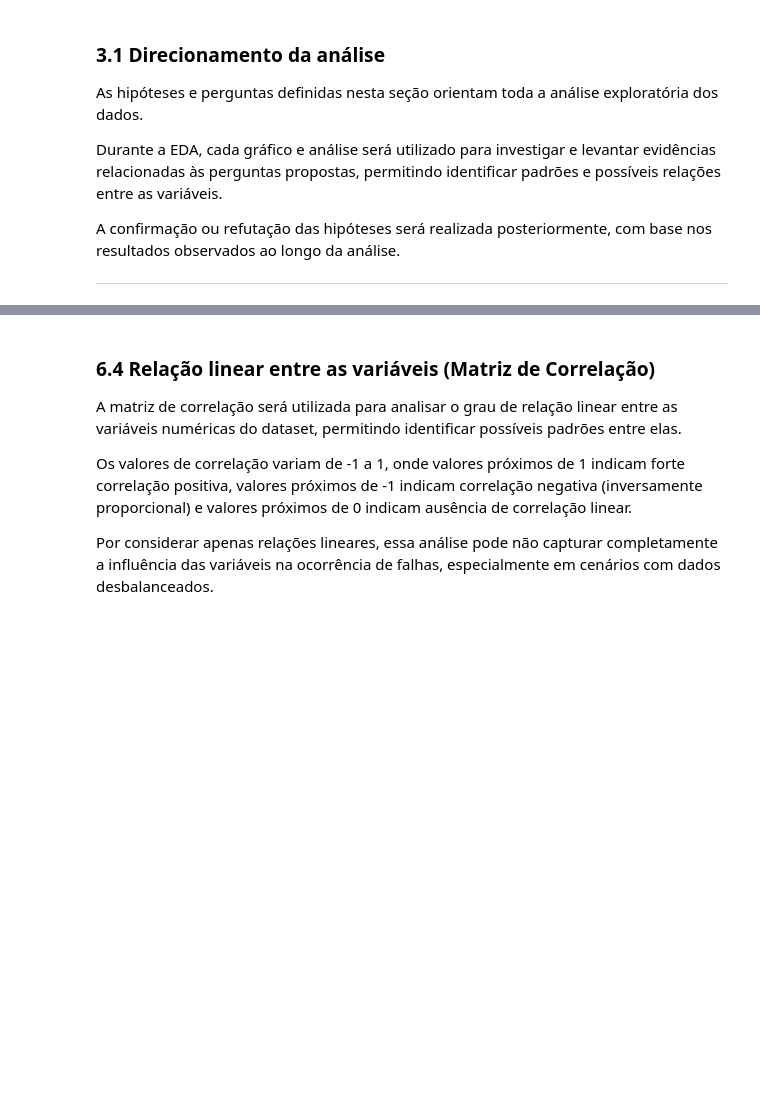
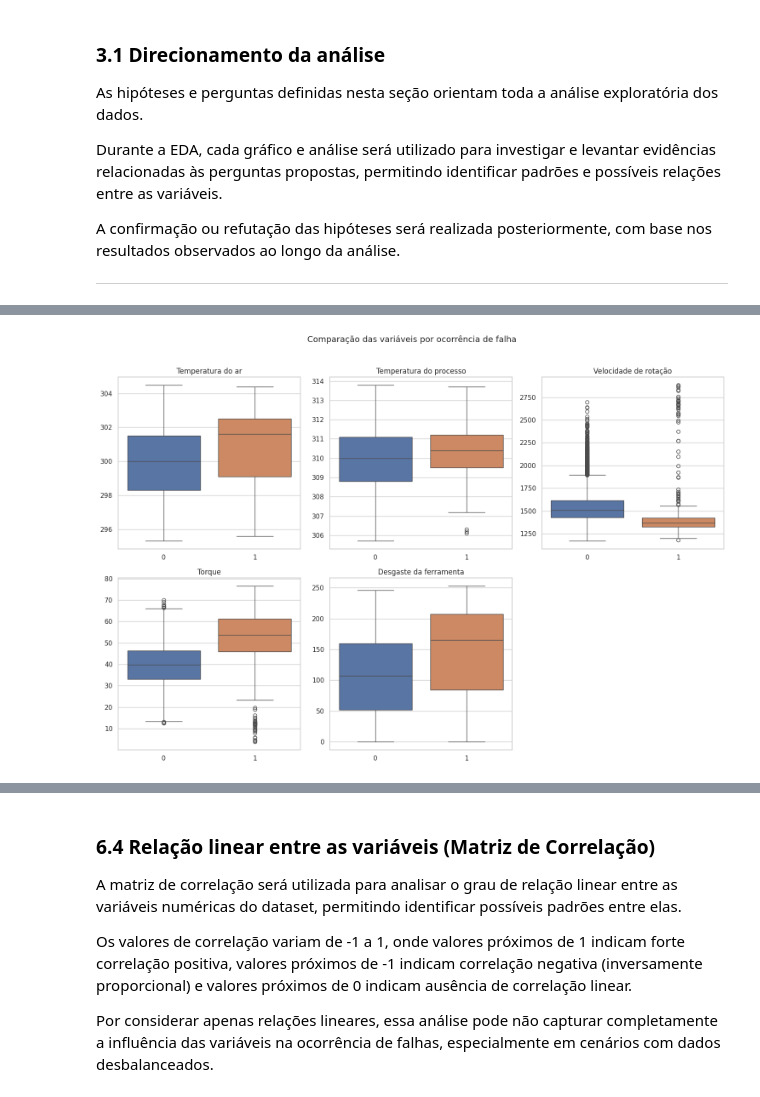
Before and after one commit to thaygorh/Analise-de-Dados-e-Boas-Praticas, a Jupyter notebook: mvp-analise-dados-e-boas-praticas.ipynb, the cells around one changed output, grey strips where cells are left out. Drawn from its saved outputs; the diff is of its cells as text; code cells hidden in the pictures; blank space fills up the shorter version.

```diff
--- a/mvp-analise-dados-e-boas-praticas.ipynb
+++ b/mvp-analise-dados-e-boas-praticas.ipynb
@@ -712,0 +656,39 @@ A presença de outliers em algumas variáveis indica a ocorrência de valores ex
+# %%
+plt.figure(figsize=(15, 10))
+
+variaveis = [
+    'Temperatura do ar',
+    'Temperatura do processo',
+    'Velocidade de rotação',
+    'Torque',
+    'Desgaste da ferramenta'
+]
+
+for i, var in enumerate(variaveis):
+    plt.subplot(2, 3, i+1)
+
+    sns.boxplot(
+        data=df_analysis,
+        x='Falha da máquina',
+        y=var,
+        palette=['#4C72B0', '#DD8452']
+    )
+
+    plt.title(var)
+    plt.xlabel('')
+    plt.ylabel('')
+
+# remover último espaço vazio
+plt.subplot(2, 3, 6)
+plt.axis('off')
+
+plt.suptitle(
+    'Comparação das variáveis por ocorrência de falha',
+    fontsize=14,
+    y=1.02
+)
+
+plt.tight_layout()
+plt.show()
+# %% [output]
+[figure, added]
```
Also changed, not shown: parts of 85 cells of this notebook.
